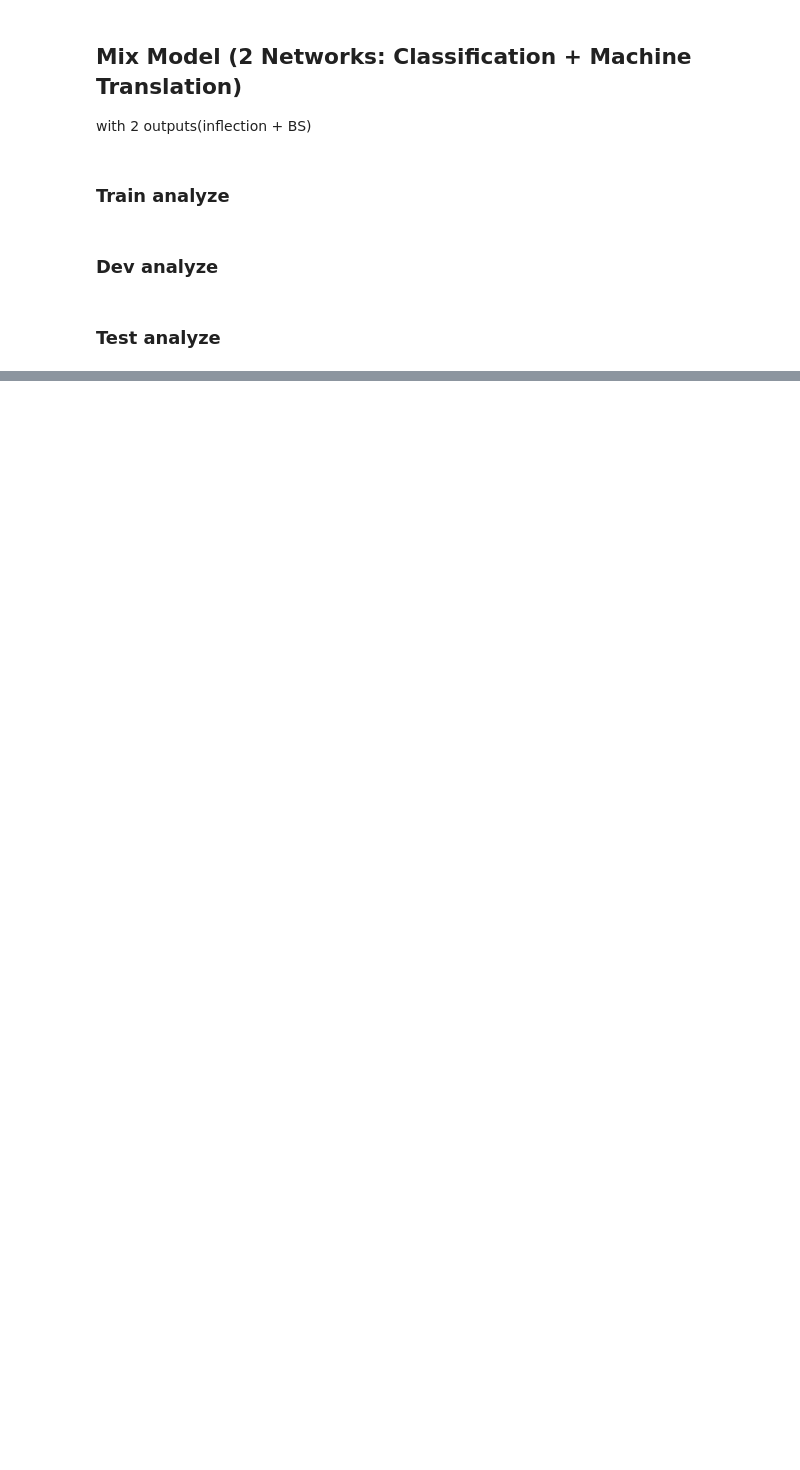
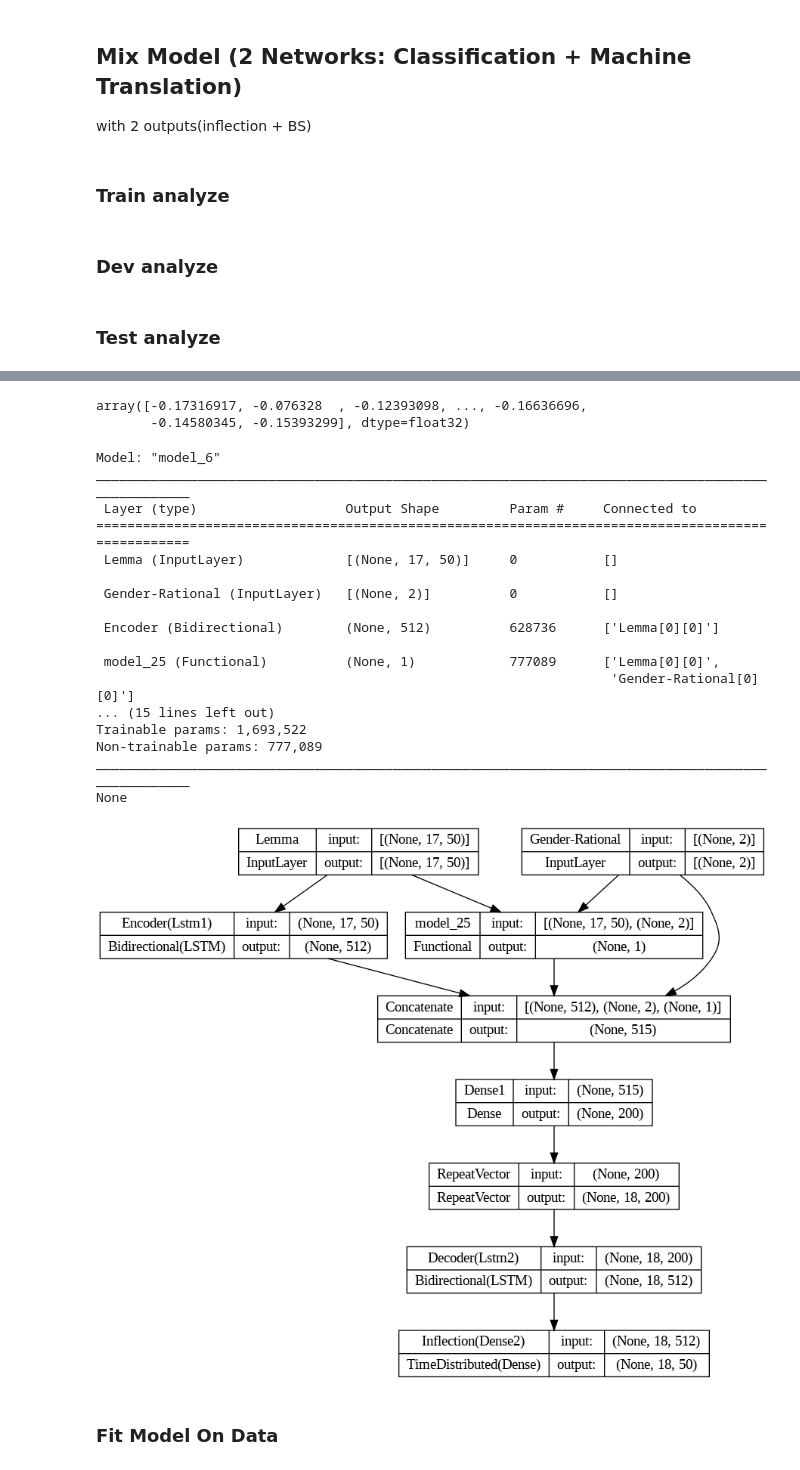
Before and after one commit to amirezzati/broken-plural, a Jupyter notebook: Arabic_broken_plurals.ipynb, the cells around one changed output, grey strips where cells are left out. Cells and saved outputs as stored; diff of their text form; code cells hidden in the pictures; blank space fills up the shorter version.

```diff
--- a/Arabic_broken_plurals.ipynb
+++ b/Arabic_broken_plurals.ipynb
@@ -1064,7 +1587,7 @@ reportErrorAnalysis_classification(testData[0], y_test_inflection_OH, y_test_cla
 # %% [markdown]
 # **Machine Translation Models**
 # %%
-path = '/content/drive/MyDrive/AI Projects/Arabic Broken Plural/Results/Machine Translation Models'
+path = '/content/drive/MyDrive/AI Projects/Arabic Broken Plural/Results'
 # path = '/content/drive/MyDrive/Deep Learning/Datasets/Arabic Broken Plural/Results/Machine Translation Models'
 # %%
 bert_embedding_length = X_train_bert.shape[1] #768
@@ -1478,0 +1940,14 @@ print(reportPercentageOfUnseenErrors(errorIndices_test, unseenIndices_test))
+# %%
+mixModel3_path = path + '/Machine Translation Models/Mix Model 3'
+# %%
+BSClassification_path = path + '/Classification Models'
+BSClassification_model_path = BSClassification_path + '/model 1/weights.hdf5'
+BSClassification_model_structure_path = BSClassification_path + "/model 1/structure.h5"
+
+BSC_model = load_model(BSClassification_model_path)
+BSC_model_struct = load_model(BSClassification_model_structure_path)
+
+BSC_model_struct.set_weights(BSC_model.get_weights())
+BSC_model_struct.trainable = False
+# print(BSC_model.layers[1].get_weights()[0][0])
+# print(BSC_model_struct.layers[1].get_weights()[0][0])
@@ -1478,0 +1956,50 @@ print(reportPercentageOfUnseenErrors(errorIndices_test, unseenIndices_test))
+# %%
+input_lemma = Input(shape=(lemma_length, encode_size), name='Lemma')
+input_genRat = Input(shape=(genRat_length, ), name='Gender-Rational')
+
+cls = BSC_model_struct([input_lemma, input_genRat])
+lstm1 = Bidirectional(LSTM(256, name='Lstm1'), name='Encoder')(input_lemma)
+
+c = Concatenate(axis=1, name='Concatenate')([lstm1, input_genRat, cls])
+
+d = Dense(200, activation='relu', name='Dense1')(c)
+r = RepeatVector(inflection_length, name='RepeatVector')(d)
+
+lstm2 = Bidirectional(LSTM(256, return_sequences=True, name='Lstm2'), name='Decoder')(r)
+output = TimeDistributed(Dense(encode_size, activation='softmax', name='Dense2'), name='Inflection')(lstm2)
+
+mix_model = Model(inputs=[input_lemma, input_genRat], outputs=output)
+
+checkpoint_filepath = mixModel3_path + '/weights.hdf5'
+checkpoint = ModelCheckpoint(filepath=checkpoint_filepath, monitor='val_accuracy', mode='max', save_best_only=True, verbose=0)
+
+mix_model.compile(loss="binary_crossentropy", optimizer=Adam(0.001), metrics=['accuracy'])
+# %%
+mix_model.layers[3].layers[1].get_weights()[0][0]
+# %% [output]
+array([-0.17316917, -0.076328  , -0.12393098, ..., -0.16636696,
+       -0.14580345, -0.15393299], dtype=float32)
+# %%
+print(mix_model.summary())
+plot_model(mix_model, to_file=mixModel3_path + '/architecture.png', show_shapes=True, show_layer_names=True)
+# %% [output]
+Model: "model_6"
+__________________________________________________________________________________________________
+ Layer (type)                   Output Shape         Param #     Connected to
+==================================================================================================
+ Lemma (InputLayer)             [(None, 17, 50)]     0           []
+
+ Gender-Rational (InputLayer)   [(None, 2)]          0           []
+
+ Encoder (Bidirectional)        (None, 512)          628736      ['Lemma[0][0]']
+
+ model_25 (Functional)          (None, 1)            777089      ['Lemma[0][0]',
+                                                                  'Gender-Rational[0][0]']
+... (15 lines left out)
+Trainable params: 1,693,522
+Non-trainable params: 777,089
+__________________________________________________________________________________________________
+None
+[figure, added]
+# %% [markdown]
+### **Fit Model On Data**
```
Also changed, not shown: parts of 158 cells of this notebook.
